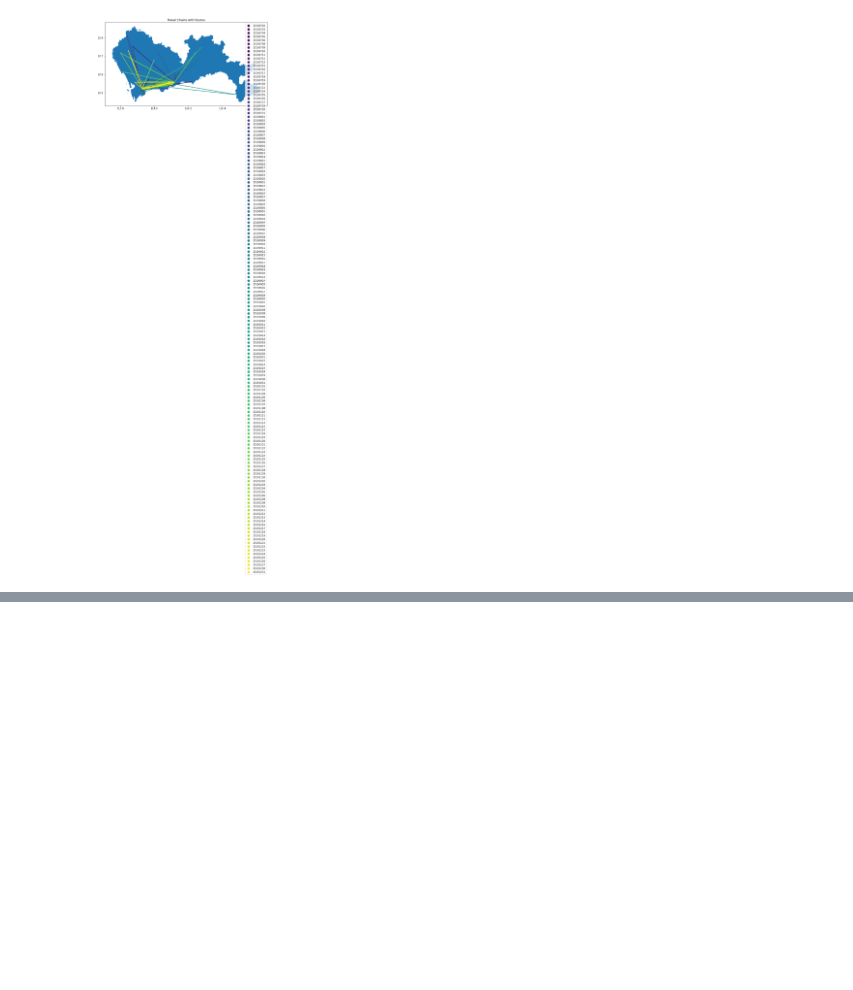
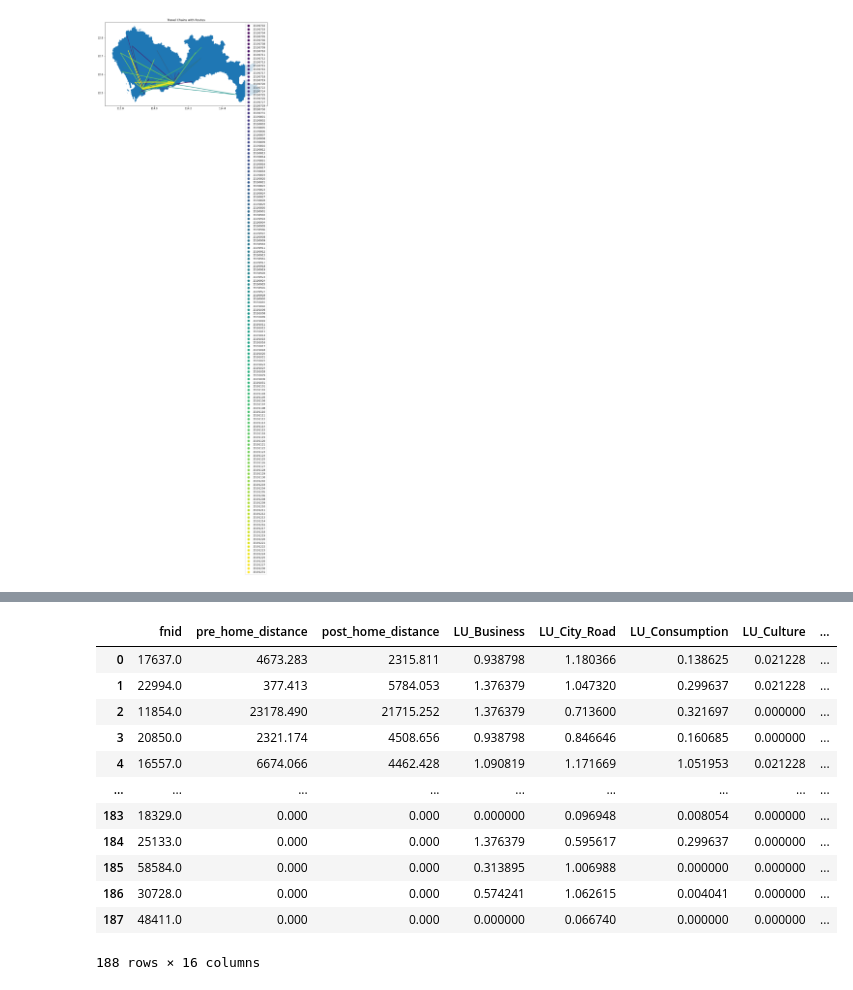
Before and after one commit to BoyangL1/sbirl-spatial-cognition, a Jupyter notebook: move_chain/traj_visual.ipynb, the cells around one changed output, grey strips where cells are left out. Saved outputs shown, nothing was run; the diff lists cells and outputs as text; code cells hidden in the pictures; blank space fills up the shorter version.

Commit message:
update all traj process

```diff
--- a/move_chain/traj_visual.ipynb
+++ b/move_chain/traj_visual.ipynb
@@ -247,0 +293,26 @@ home_distance_after
+# %%
+merged_df = feature_df1.merge(feature_df2, on='fnid', how='outer')
+merged_df = merged_df.fillna(0)
+# 对于有相同名称的列进行处理
+for col in selected_columns:
+    if col != 'fnid' and col in feature_df1.columns and col in feature_df2.columns:
+        merged_df[col] = merged_df[col + '_x'] + merged_df[col + '_y']
+        merged_df.drop([col + '_x', col + '_y'], axis=1, inplace=True)
+
+merged_df.fillna(0, inplace=True)
+merged_df.to_csv('../data/all_traj_feature.csv',index=False)
+merged_df
+# %% [output]
+|  | fnid | pre_home_distance | post_home_distance | LU_Business | LU_City_Road | LU_Consumption | LU_Culture | ... |
+| 0 | 17637.0 | 4673.283 | 2315.811 | 0.938798 | 1.180366 | 0.138625 | 0.021228 | ... |
+| 1 | 22994.0 | 377.413 | 5784.053 | 1.376379 | 1.047320 | 0.299637 | 0.021228 | ... |
+| 2 | 11854.0 | 23178.490 | 21715.252 | 1.376379 | 0.713600 | 0.321697 | 0.000000 | ... |
+| 3 | 20850.0 | 2321.174 | 4508.656 | 0.938798 | 0.846646 | 0.160685 | 0.000000 | ... |
+| 4 | 16557.0 | 6674.066 | 4462.428 | 1.090819 | 1.171669 | 1.051953 | 0.021228 | ... |
+| ... | ... | ... | ... | ... | ... | ... | ... | ... |
+| 183 | 18329.0 | 0.000 | 0.000 | 0.000000 | 0.096948 | 0.008054 | 0.000000 | ... |
+| 184 | 25133.0 | 0.000 | 0.000 | 1.376379 | 0.595617 | 0.299637 | 0.000000 | ... |
+| 185 | 58584.0 | 0.000 | 0.000 | 0.313895 | 1.006988 | 0.000000 | 0.000000 | ... |
+| 186 | 30728.0 | 0.000 | 0.000 | 0.574241 | 1.062615 | 0.004041 | 0.000000 | ... |
+| 187 | 48411.0 | 0.000 | 0.000 | 0.000000 | 0.066740 | 0.000000 | 0.000000 | ... |
+188 rows × 16 columns
```
Also changed, not shown: parts of 14 cells of this notebook, 1 other file.
